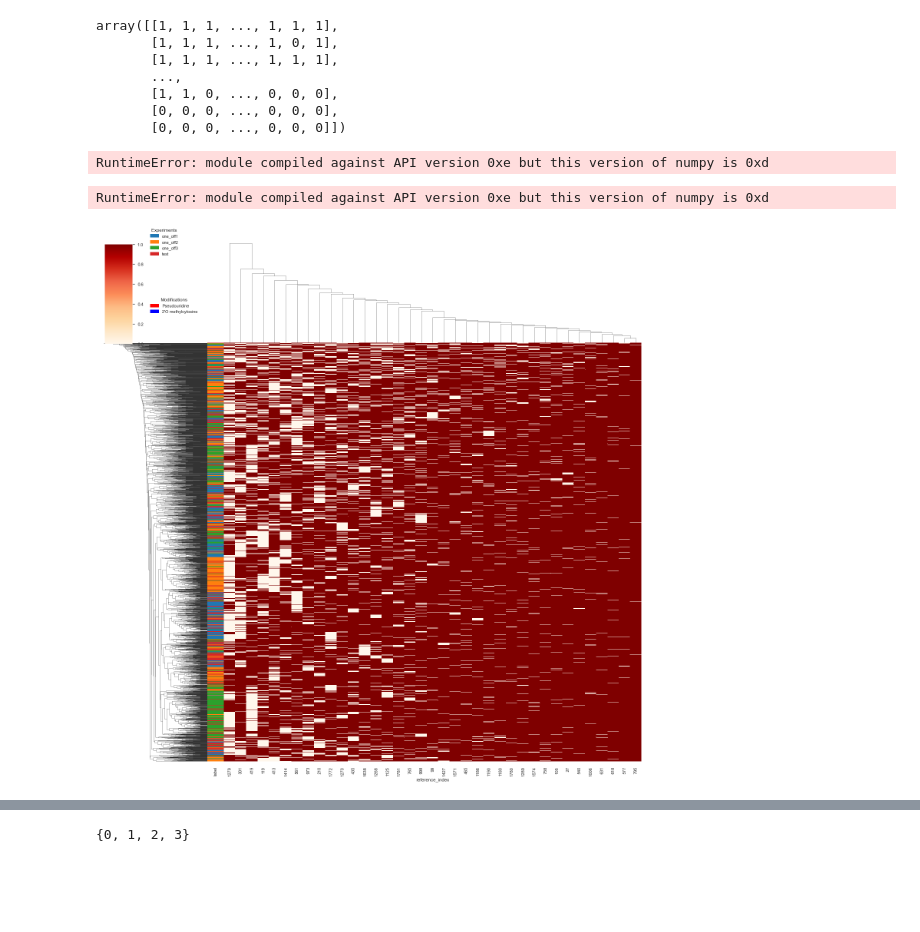
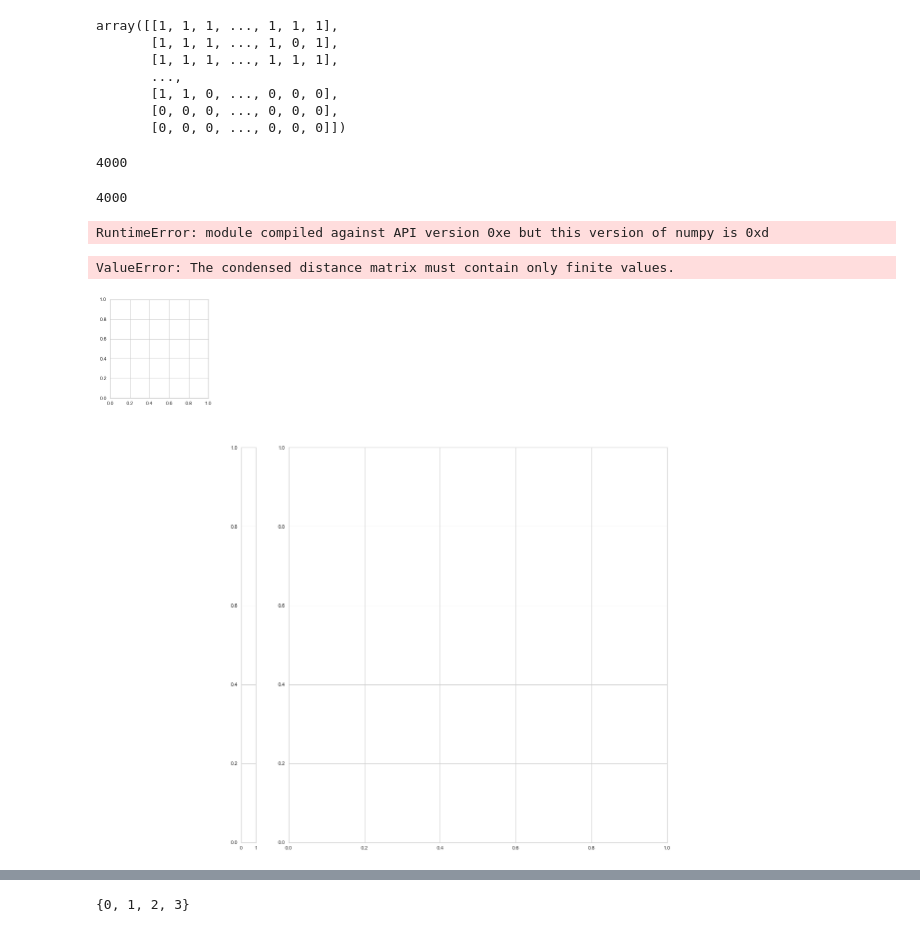
Before and after one commit to adbailey4/read_clustering, a Jupyter notebook: notebooks/simulation_detection_limit.ipynb, the cells around one changed output, grey strips where cells are left out. Saved outputs shown, nothing was run; the diff lists cells and outputs as text; code cells hidden in the pictures; blank space fills up the shorter version.

```diff
--- a/notebooks/simulation_detection_limit.ipynb
+++ b/notebooks/simulation_detection_limit.ipynb
@@ -161,6 +162,14 @@ labels = ["test", "one_off1", "one_off2", "one_off3"]
 # labels = ["ivt", "cbf5_glu_psu_depletion", "nop58_glu_2o_depletion", "native_cbf5_gal", "native_nop58_gal"]
 # %%
 vc = VariantCalls(file_paths, labels)
+# %%
+len(vc.get_X("RDN25-1", vc.get_contig_positions("RDN25-1")))
+# %% [output]
+4000
+# %%
+len(vc.get_X("RDN18-1", vc.get_contig_positions("RDN18-1")))
+# %% [output]
+4000
 # %%
 contig = 'RDN18-1'
 # n_components = 2
@@ -169,21 +178,26 @@ contig = 'RDN18-1'
 # %%
 n=-1
 figure_path = None
 method = 'average'
 # method = "centroid"
 # method = "complete"
 # method = "weighted"
 # metric = "braycurtis"
-metric = "cityblock"
-# metric = 'euclidean'
+# metric = "cityblock"
+metric = 'euclidean'
+metric = 'correlation'
 
-vc.plot_heatmap_dendrogram(contig, vc.get_contig_positions(contig), n=n, figure_path=figure_path,
+# positions = [435, 758, 1289, 1414]
+positions = vc.get_contig_positions(contig)
+vc.plot_heatmap_dendrogram(contig, positions, n=n, figure_path=figure_path,
                           metric=metric,
-                          method=method)
+                          col_cluster=False,
+                          row_cluster=True,
+                           method=method)
 # %% [output]
 RuntimeError: module compiled against API version 0xe but this version of numpy is 0xd
-RuntimeError: module compiled against API version 0xe but this version of numpy is 0xd
+ValueError: The condensed distance matrix must contain only finite values.
-[figure, old version]
+[figure, new version]
 # %%
 cmap = "OrRd"
 cmap = "cool"
```
Also changed, not shown: parts of 26 cells of this notebook, 9 other files.
